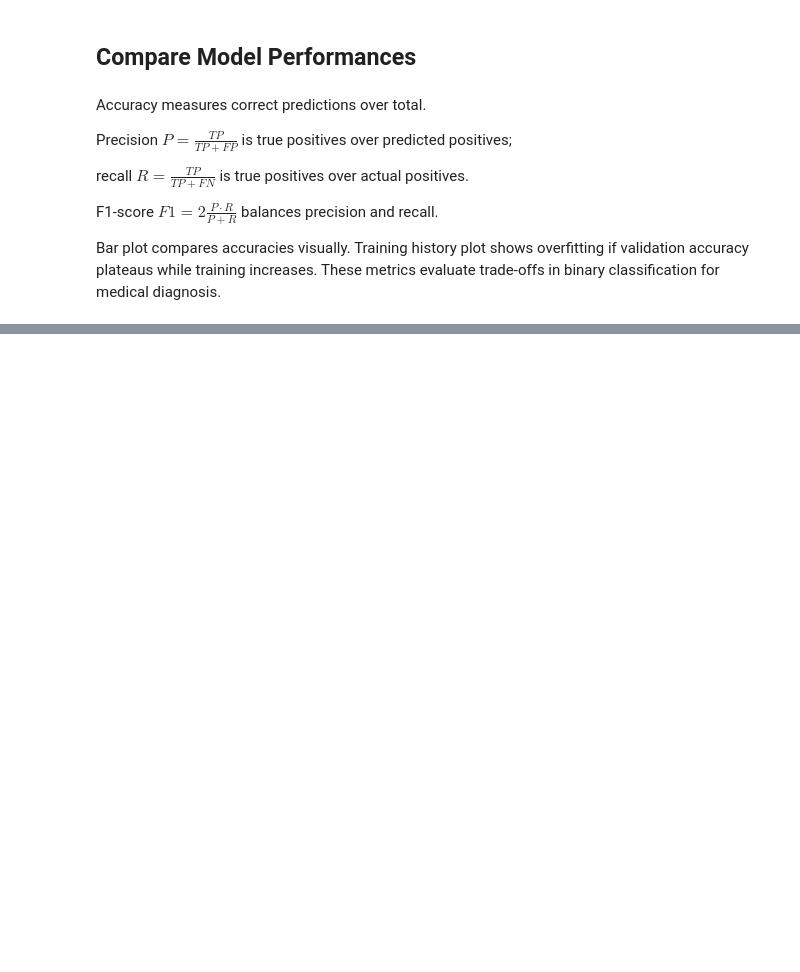
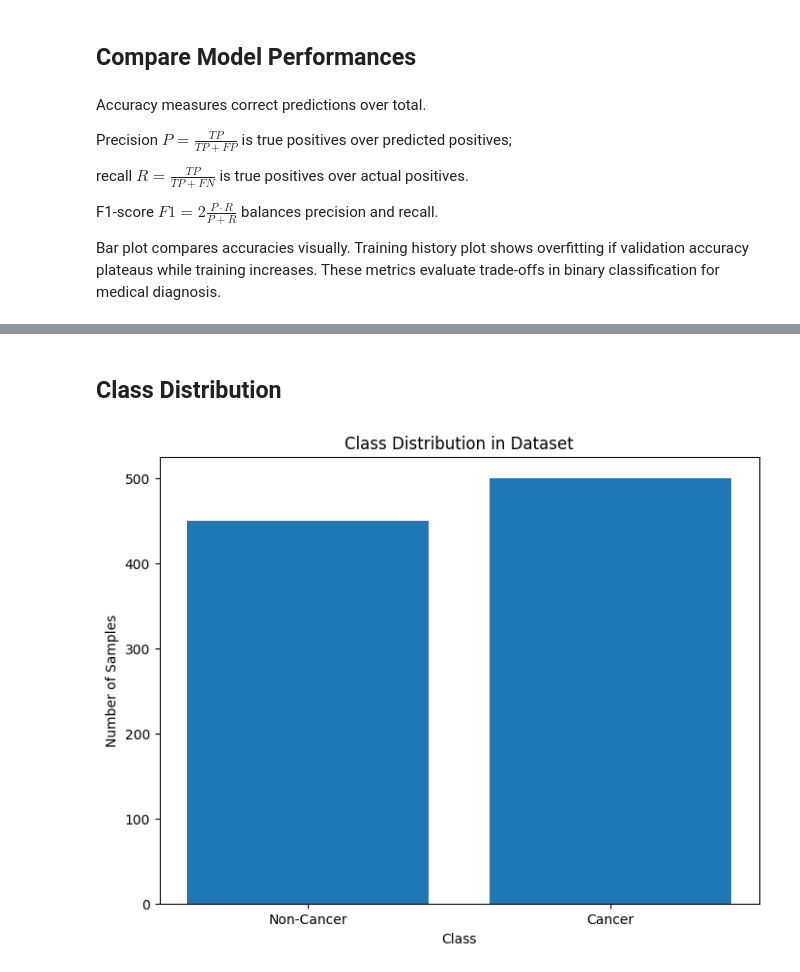
Before and after one commit to pgbhz/diagnose, a Jupyter notebook: oral_cancer_detection.ipynb, the cells around one changed output, grey strips where cells are left out. Drawn from its saved outputs; the diff is of its cells as text; code cells hidden in the pictures; blank space fills up the shorter version.

```diff
--- a/oral_cancer_detection.ipynb
+++ b/oral_cancer_detection.ipynb
@@ -211,0 +424,12 @@ plt.show()
+# %% [markdown]
+## Class Distribution
+# %%
+plt.figure(figsize=(8, 6))
+plt.bar(['Non-Cancer', 'Cancer'], np.bincount(labels))
+plt.xlabel('Class')
+plt.ylabel('Number of Samples')
+plt.title('Class Distribution in Dataset')
+plt.savefig('plots/class_distribution.png')
+plt.show()
+# %% [output]
+[figure, added]
```
Also changed, not shown: parts of 19 cells of this notebook, 12 other files.
